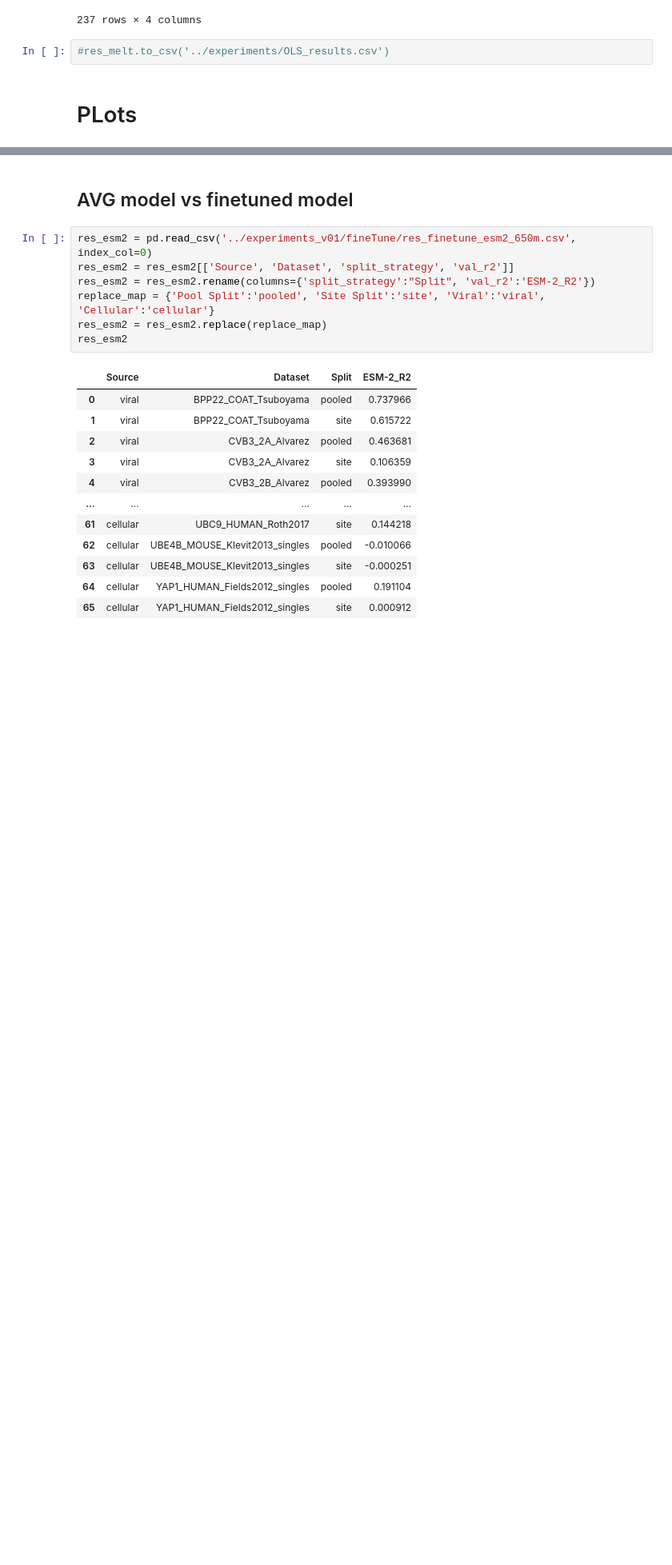
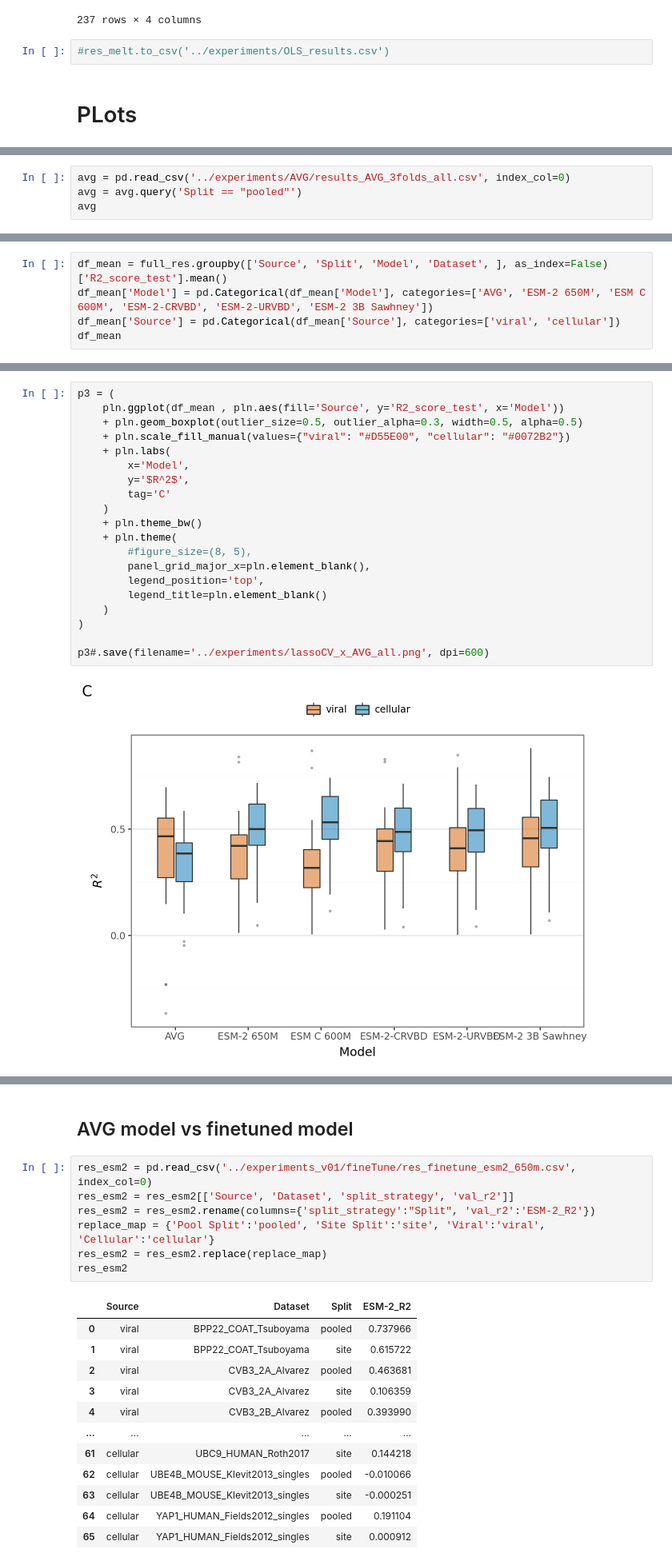
Before and after one commit to ziul-bio/DMS-SiteEffect-PLM, a Jupyter notebook: notebooks/regression.ipynb, the cells around one changed output, grey strips where cells are left out. Shown at 80% size. Cells and saved outputs as stored; diff of their text form; blank space fills up the shorter version.

```diff
--- a/notebooks/regression.ipynb
+++ b/notebooks/regression.ipynb
@@ -369,0 +407,4 @@ plot#.save('../experiments/AVG/AVG_x_lassCV.png', dpi=600)
+# %%
+avg = pd.read_csv('../experiments/AVG/results_AVG_3folds_all.csv', index_col=0)
+avg = avg.query('Split == "pooled"')
+avg
@@ -369,0 +466,5 @@ plot#.save('../experiments/AVG/AVG_x_lassCV.png', dpi=600)
+# %%
+df_mean = full_res.groupby(['Source', 'Split', 'Model', 'Dataset', ], as_index=False)['R2_score_test'].mean()
+df_mean['Model'] = pd.Categorical(df_mean['Model'], categories=['AVG', 'ESM-2 650M', 'ESM C 600M', 'ESM-2-CRVBD', 'ESM-2-URVBD', 'ESM-2 3B Sawhney'])
+df_mean['Source'] = pd.Categorical(df_mean['Source'], categories=['viral', 'cellular'])
+df_mean
@@ -369,0 +485,22 @@ plot#.save('../experiments/AVG/AVG_x_lassCV.png', dpi=600)
+# %%
+p3 = (
+    pln.ggplot(df_mean , pln.aes(fill='Source', y='R2_score_test', x='Model'))
+    + pln.geom_boxplot(outlier_size=0.5, outlier_alpha=0.3, width=0.5, alpha=0.5)
+    + pln.scale_fill_manual(values={"viral": "#D55E00", "cellular": "#0072B2"})
+    + pln.labs(
+        x='Model',
+        y='$R^2$',
+        tag='C'
+    )
+    + pln.theme_bw()
+    + pln.theme(
+        #figure_size=(8, 5),
+        panel_grid_major_x=pln.element_blank(),
+        legend_position='top',
+        legend_title=pln.element_blank()
+    )
+)
+
+p3#.save(filename='../experiments/lassoCV_x_AVG_all.png', dpi=600)
+# %% [output]
+[figure, added]
```
Also changed, not shown: parts of 35 cells of this notebook, 4 other files.
